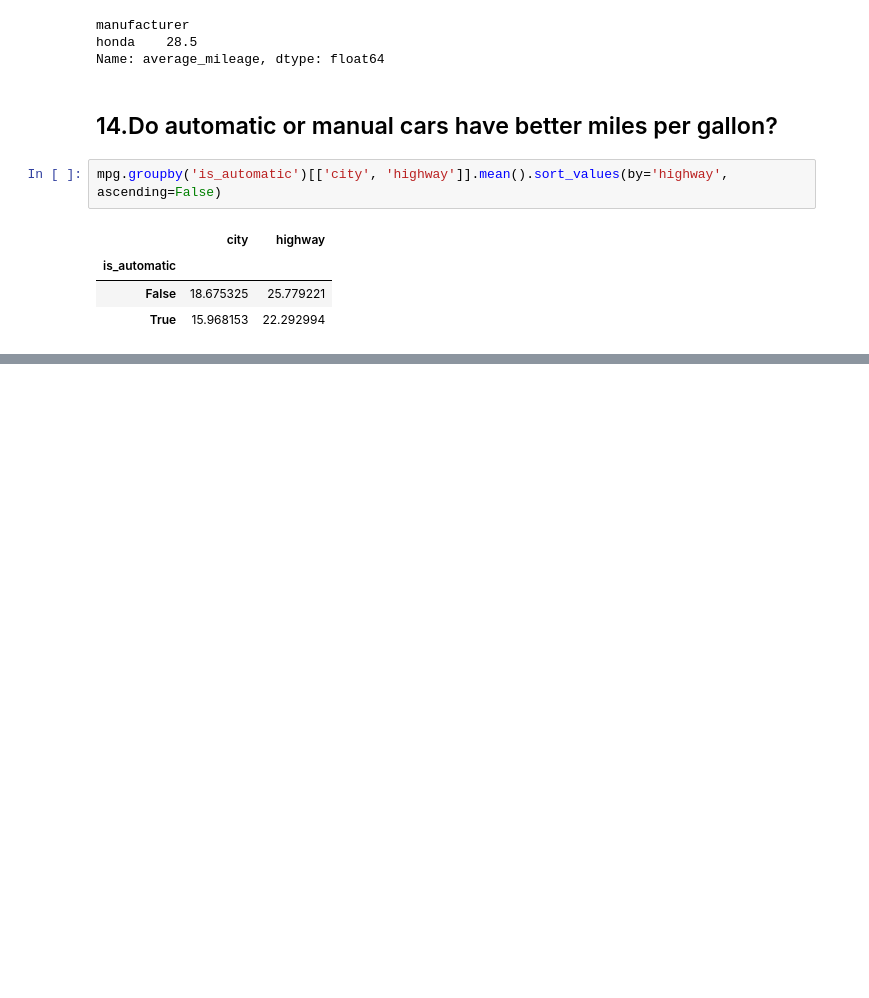
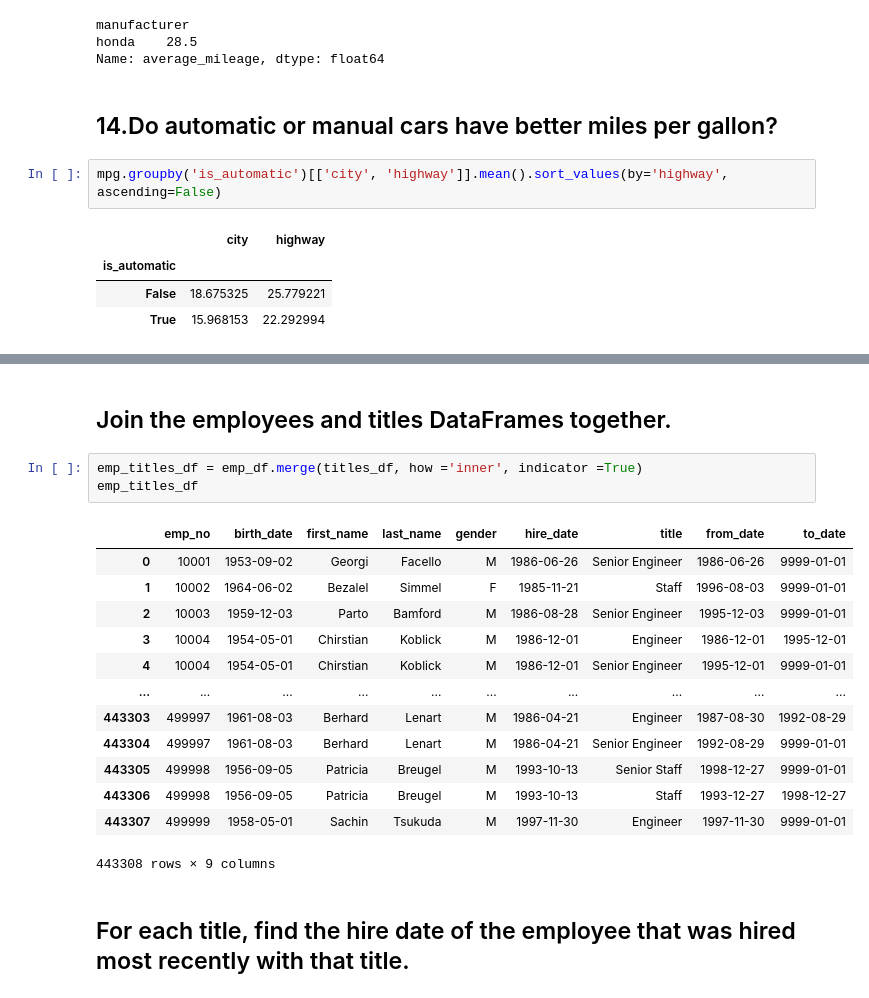
Before and after one commit to Olivert75/numpy-pandas-visualization-exercises, a Jupyter notebook: advanced_dataframes.ipynb, the cells around one changed output, grey strips where cells are left out. Saved outputs shown, nothing was run; the diff lists cells and outputs as text; blank space fills up the shorter version.

```diff
--- a/advanced_dataframes.ipynb
+++ b/advanced_dataframes.ipynb
@@ -359,0 +449,21 @@ mpg.groupby('is_automatic')[['city', 'highway']].mean().sort_values(by='highway'
+# %% [markdown]
+## Join the employees and titles DataFrames together.
+# %%
+emp_titles_df = emp_df.merge(titles_df, how ='inner', indicator =True)
+emp_titles_df
+# %% [output]
+|  | emp_no | birth_date | first_name | last_name | gender | hire_date | title | from_date | to_date |
+| 0 | 10001 | 1953-09-02 | Georgi | Facello | M | 1986-06-26 | Senior Engineer | 1986-06-26 | 9999-01-01 |
+| 1 | 10002 | 1964-06-02 | Bezalel | Simmel | F | 1985-11-21 | Staff | 1996-08-03 | 9999-01-01 |
+| 2 | 10003 | 1959-12-03 | Parto | Bamford | M | 1986-08-28 | Senior Engineer | 1995-12-03 | 9999-01-01 |
+| 3 | 10004 | 1954-05-01 | Chirstian | Koblick | M | 1986-12-01 | Engineer | 1986-12-01 | 1995-12-01 |
+| 4 | 10004 | 1954-05-01 | Chirstian | Koblick | M | 1986-12-01 | Senior Engineer | 1995-12-01 | 9999-01-01 |
+| ... | ... | ... | ... | ... | ... | ... | ... | ... | ... |
+| 443303 | 499997 | 1961-08-03 | Berhard | Lenart | M | 1986-04-21 | Engineer | 1987-08-30 | 1992-08-29 |
+| 443304 | 499997 | 1961-08-03 | Berhard | Lenart | M | 1986-04-21 | Senior Engineer | 1992-08-29 | 9999-01-01 |
+| 443305 | 499998 | 1956-09-05 | Patricia | Breugel | M | 1993-10-13 | Senior Staff | 1998-12-27 | 9999-01-01 |
+| 443306 | 499998 | 1956-09-05 | Patricia | Breugel | M | 1993-10-13 | Staff | 1993-12-27 | 1998-12-27 |
+| 443307 | 499999 | 1958-05-01 | Sachin | Tsukuda | M | 1997-11-30 | Engineer | 1997-11-30 | 9999-01-01 |
+443308 rows × 9 columns
+# %% [markdown]
+## For each title, find the hire date of the employee that was hired most recently with that title.
```
Also changed, not shown: parts of 19 cells of this notebook.
